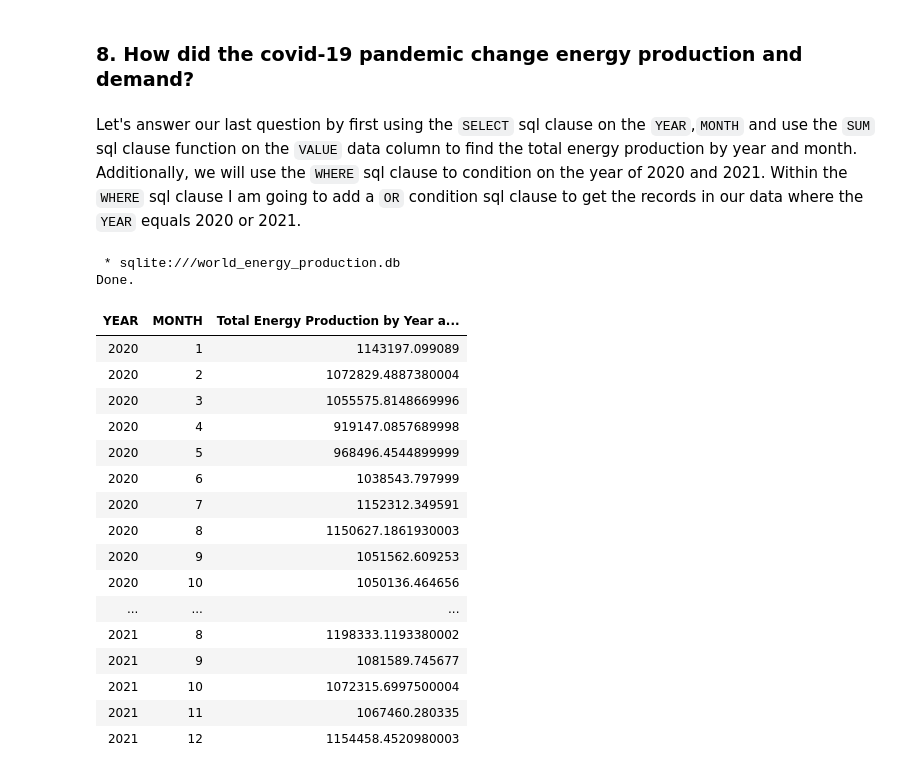
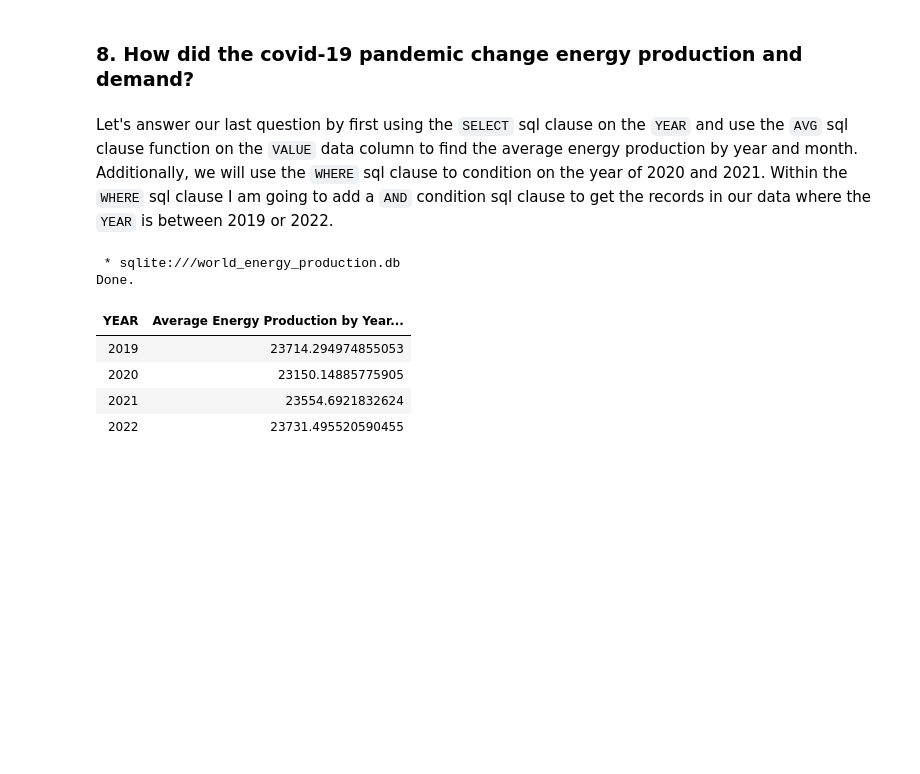
Before and after one commit to abrycecoggin/World_Energy_Production, a Jupyter notebook: World_Energy_Production.ipynb, the cells around one changed output. Cells and saved outputs as stored; diff of their text form; code cells hidden in the pictures; blank space fills up the shorter version.

```diff
--- a/World_Energy_Production.ipynb
+++ b/World_Energy_Production.ipynb
@@ -725,42 +666,28 @@ From our query we see that the energy production of renewables increases by each
 # %% [markdown]
 ### 8. How did the covid-19 pandemic change energy production and demand?
 # %% [markdown]
-Let's answer our last question by first using the `SELECT` sql clause on the `YEAR`,`MONTH` and use the `SUM` sql clause function on the `VALUE` data column to find the total energy production by year and month. Additionally, we will use the `WHERE` sql clause to condition on the year of 2020 and 2021. Within the `WHERE` sql clause I am going to add a `OR` condition sql clause to get the records in our data where the `YEAR` equals 2020 or 2021.
+Let's answer our last question by first using the `SELECT` sql clause on the `YEAR` and use the `AVG` sql clause function on the `VALUE` data column to find the average energy production by year and month. Additionally, we will use the `WHERE` sql clause to condition on the year of 2020 and 2021. Within the `WHERE` sql clause I am going to add a `AND` condition sql clause to get the records in our data where the `YEAR` is between 2019 or 2022.
 # %%
 %%sql
 SELECT
     YEAR,
-    MONTH,
-    SUM(VALUE) AS "Total Energy Production by Year and Month"
+    AVG(VALUE) AS "Average Energy Production by Year and Month"
 FROM
     net_electricity_production
 WHERE
-    YEAR = "2020"
-    OR
-    YEAR = "2021"
+    YEAR >= 2019
+    AND
+    YEAR <= 2022
 GROUP BY
-    YEAR,
-    MONTH
+    YEAR;
 # %% [output]
  * sqlite:///world_energy_production.db
 Done.
-| YEAR | MONTH | Total Energy Production by Year a... |
-| 2020 | 1 | 1143197.099089 |
-| 2020 | 2 | 1072829.4887380004 |
-| 2020 | 3 | 1055575.8148669996 |
-| 2020 | 4 | 919147.0857689998 |
-| 2020 | 5 | 968496.4544899999 |
-| 2020 | 6 | 1038543.797999 |
-| 2020 | 7 | 1152312.349591 |
-| 2020 | 8 | 1150627.1861930003 |
-| 2020 | 9 | 1051562.609253 |
-| 2020 | 10 | 1050136.464656 |
-| ... | ... | ... |
-| 2021 | 8 | 1198333.1193380002 |
-| 2021 | 9 | 1081589.745677 |
-| 2021 | 10 | 1072315.6997500004 |
-| 2021 | 11 | 1067460.280335 |
-| 2021 | 12 | 1154458.4520980003 |
+| YEAR | Average Energy Production by Year... |
+| 2019 | 23714.294974855053 |
+| 2020 | 23150.14885775905 |
+| 2021 | 23554.6921832624 |
+| 2022 | 23731.495520590455 |
 # %%
 %%sql
 SELECT
```
Also changed, not shown: parts of 13 cells of this notebook.
